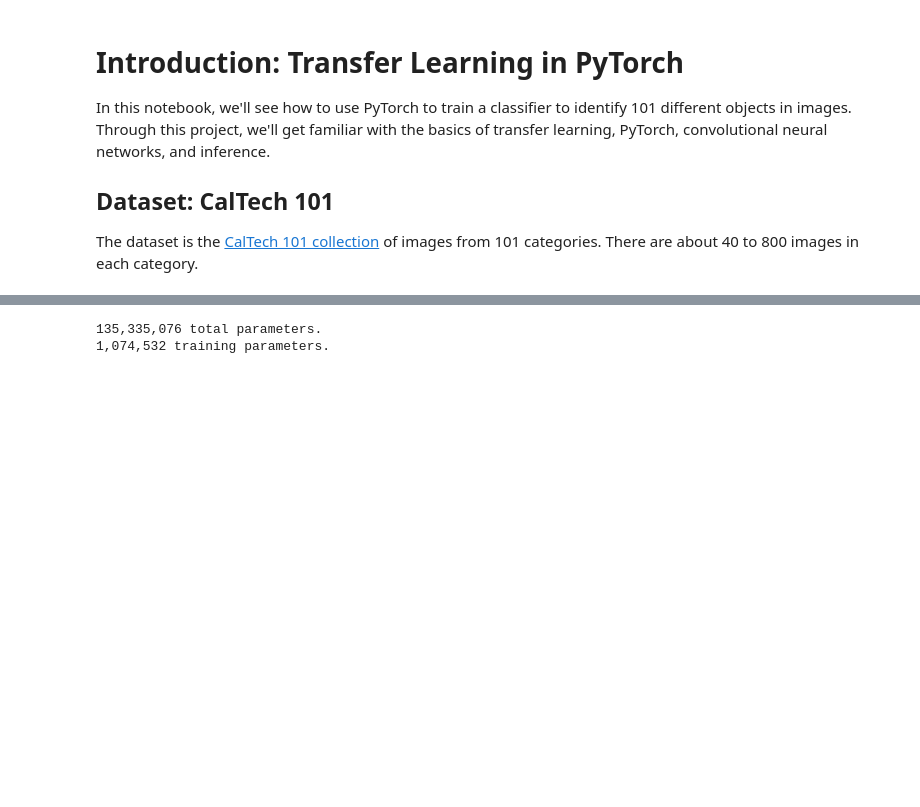
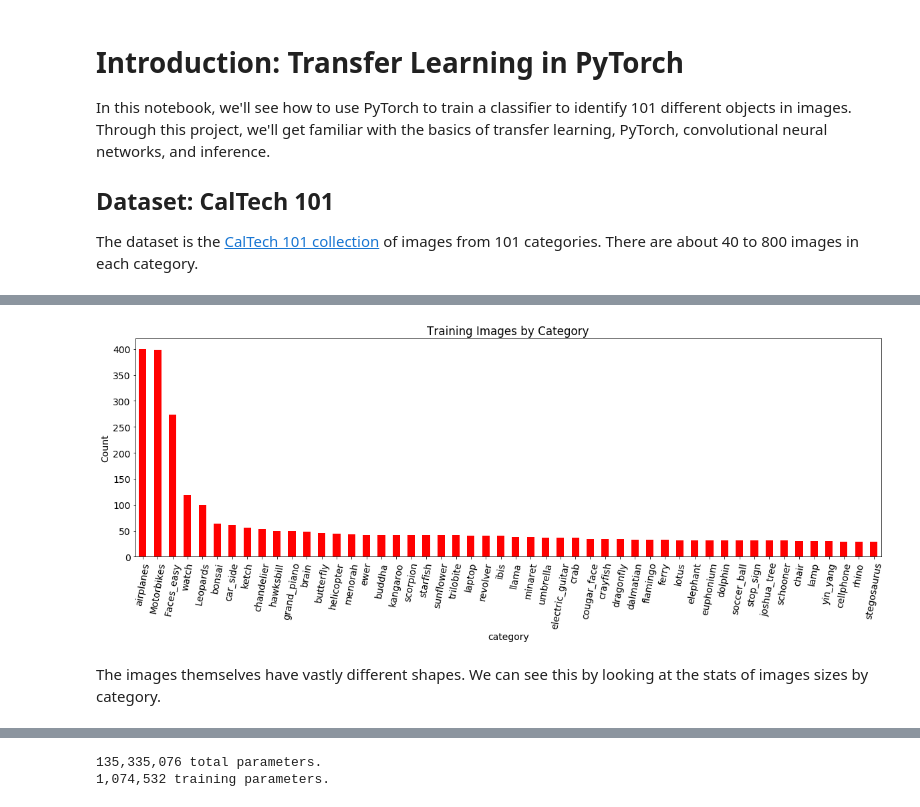
Before and after one commit to yulin6666/pytorch_challenge, a Jupyter notebook: Transfer Learning in PyTorch.ipynb, the cells around one changed output, grey strips where cells are left out. Saved outputs shown, nothing was run; the diff lists cells and outputs as text; code cells hidden in the pictures; blank space fills up the shorter version.

```diff
--- a/Transfer Learning in PyTorch.ipynb
+++ b/Transfer Learning in PyTorch.ipynb
@@ -300,0 +141,8 @@ model.idx_to_class = {
+# %%
+# Only top 50 categories
+cat_df.set_index('category').iloc[:50]['n_train'].plot.bar(color='r', figsize=(20, 6))
+plt.xticks(rotation=80); plt.ylabel('Count'); plt.title('Training Images by Category');
+# %% [output]
+[figure, added]
+# %% [markdown]
+The images themselves have vastly different shapes. We can see this by looking at the stats of images sizes by category.
```
Also changed, not shown: parts of 92 cells of this notebook, 3 other files.
